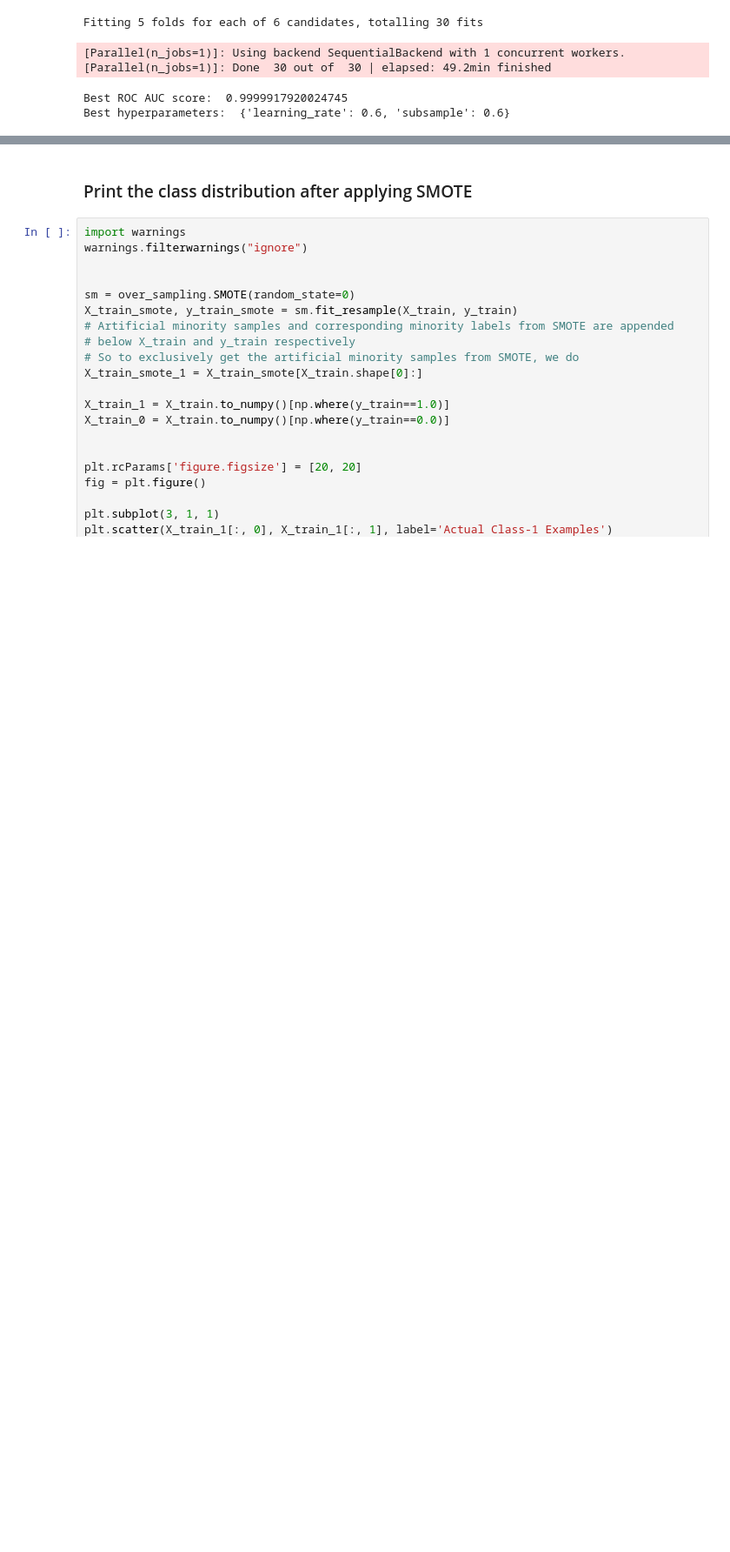
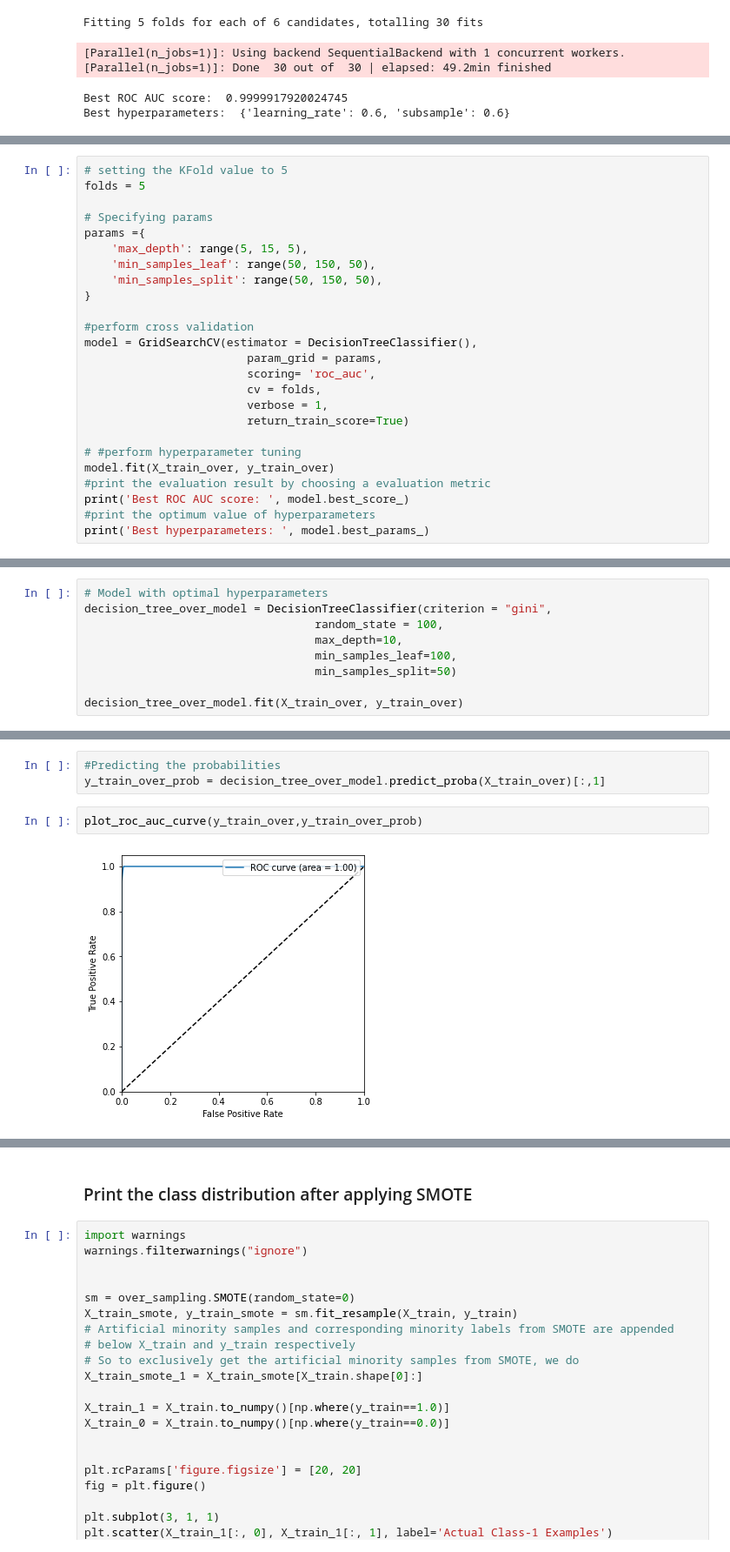
Before and after one commit to SurabhiTaneja/Credit-Card-Fraud-Detection, a Jupyter notebook: Credit_card_fraud_detection_Starter_code+.ipynb, the cells around one changed output, grey strips where cells are left out. Shown at 87% size. Saved outputs shown, nothing was run; the diff lists cells and outputs as text; blank space fills up the shorter version.

```diff
--- a/Credit_card_fraud_detection_Starter_code+.ipynb
+++ b/Credit_card_fraud_detection_Starter_code+.ipynb
@@ -1100,0 +1185,25 @@ Best hyperparameters:  {'learning_rate': 0.6, 'subsample': 0.6}
+# %%
+# setting the KFold value to 5
+folds = 5
+
+# Specifying params
+params ={
+    'max_depth': range(5, 15, 5),
+    'min_samples_leaf': range(50, 150, 50),
+    'min_samples_split': range(50, 150, 50),
+}
+
+#perform cross validation
+model = GridSearchCV(estimator = DecisionTreeClassifier(),
+                        param_grid = params,
+                        scoring= 'roc_auc',
+                        cv = folds,
+                        verbose = 1,
+                        return_train_score=True)
+
+# #perform hyperparameter tuning
+model.fit(X_train_over, y_train_over)
+#print the evaluation result by choosing a evaluation metric
+print('Best ROC AUC score: ', model.best_score_)
+#print the optimum value of hyperparameters
+print('Best hyperparameters: ', model.best_params_)
@@ -1100,0 +1216,9 @@ Best hyperparameters:  {'learning_rate': 0.6, 'subsample': 0.6}
+# %%
+# Model with optimal hyperparameters
+decision_tree_over_model = DecisionTreeClassifier(criterion = "gini",
+                                  random_state = 100,
+                                  max_depth=10,
+                                  min_samples_leaf=100,
+                                  min_samples_split=50)
+
+decision_tree_over_model.fit(X_train_over, y_train_over)
@@ -1100,0 +1246,7 @@ Best hyperparameters:  {'learning_rate': 0.6, 'subsample': 0.6}
+# %%
+#Predicting the probabilities
+y_train_over_prob = decision_tree_over_model.predict_proba(X_train_over)[:,1]
+# %%
+plot_roc_auc_curve(y_train_over,y_train_over_prob)
+# %% [output]
+[figure, added]
```
Also changed, not shown: parts of 21 cells of this notebook.
